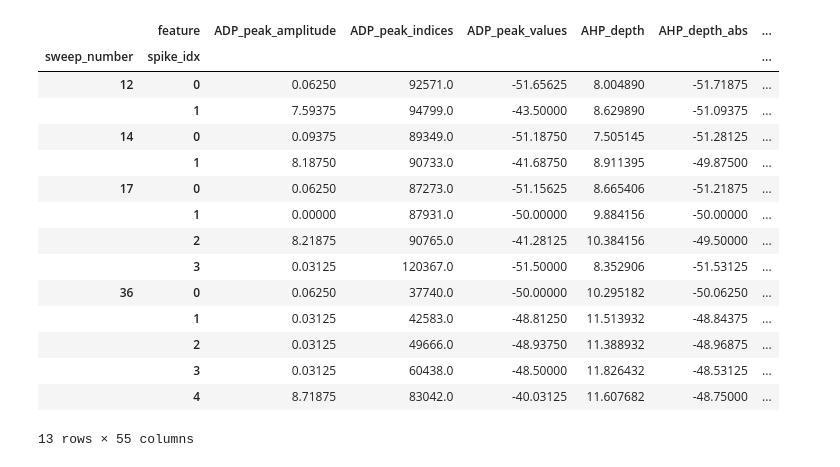
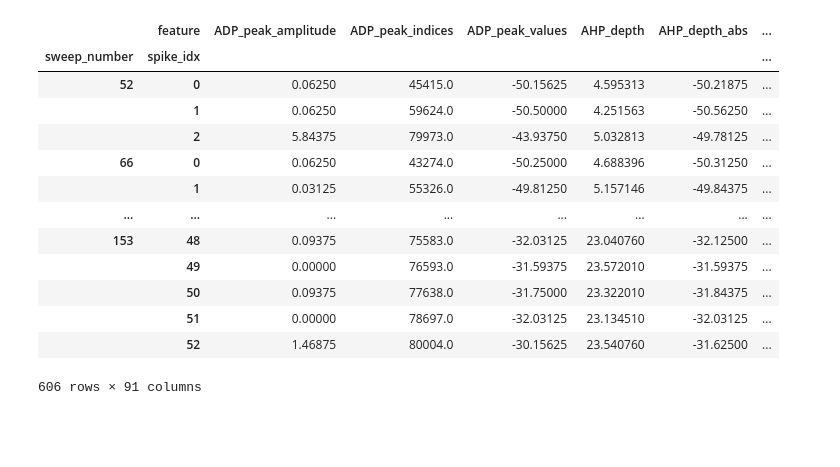
Before and after one commit to AllenNeuralDynamics/LCNE-patchseq-analysis, a Jupyter notebook: notebook/efel.ipynb, the cells around one changed output. Cells and saved outputs as stored; diff of their text form; code cells hidden in the pictures; blank space fills up the shorter version.

```diff
--- a/notebook/efel.ipynb
+++ b/notebook/efel.ipynb
@@ -501,4 +9,4 @@ Settings(Threshold=0.0, DerivativeThreshold=10.0, DownDerivativeThreshold=-12.0,
 # %%
-from LCNE_patchseq_analysis.efel.single_cell import load_dict_from_hdf5
+from LCNE_patchseq_analysis.efel.io import load_efel_features_from_roi
 
-loaded = load_dict_from_hdf5("data/efel_features/1418804349_efel_features.h5")
+loaded = load_efel_features_from_roi("1408897096")
@@ -505,19 +36,17 @@ loaded = load_dict_from_hdf5("data/efel_features/1418804349_efel_features.h5")
 # %%
-loaded["/df_features_per_spike"]
+loaded["df_features_per_spike"]
 # %% [output]
 |  | feature | ADP_peak_amplitude | ADP_peak_indices | ADP_peak_values | AHP_depth | AHP_depth_abs | ... |
 | sweep_number | spike_idx |  |  |  |  |  | ... |
-| 12 | 0 | 0.06250 | 92571.0 | -51.65625 | 8.004890 | -51.71875 | ... |
-|  | 1 | 7.59375 | 94799.0 | -43.50000 | 8.629890 | -51.09375 | ... |
-| 14 | 0 | 0.09375 | 89349.0 | -51.18750 | 7.505145 | -51.28125 | ... |
-|  | 1 | 8.18750 | 90733.0 | -41.68750 | 8.911395 | -49.87500 | ... |
-| 17 | 0 | 0.06250 | 87273.0 | -51.15625 | 8.665406 | -51.21875 | ... |
-|  | 1 | 0.00000 | 87931.0 | -50.00000 | 9.884156 | -50.00000 | ... |
-|  | 2 | 8.21875 | 90765.0 | -41.28125 | 10.384156 | -49.50000 | ... |
-|  | 3 | 0.03125 | 120367.0 | -51.50000 | 8.352906 | -51.53125 | ... |
-| 36 | 0 | 0.06250 | 37740.0 | -50.00000 | 10.295182 | -50.06250 | ... |
-|  | 1 | 0.03125 | 42583.0 | -48.81250 | 11.513932 | -48.84375 | ... |
-|  | 2 | 0.03125 | 49666.0 | -48.93750 | 11.388932 | -48.96875 | ... |
-|  | 3 | 0.03125 | 60438.0 | -48.50000 | 11.826432 | -48.53125 | ... |
-|  | 4 | 8.71875 | 83042.0 | -40.03125 | 11.607682 | -48.75000 | ... |
+| 52 | 0 | 0.06250 | 45415.0 | -50.15625 | 4.595313 | -50.21875 | ... |
+|  | 1 | 0.06250 | 59624.0 | -50.50000 | 4.251563 | -50.56250 | ... |
+|  | 2 | 5.84375 | 79973.0 | -43.93750 | 5.032813 | -49.78125 | ... |
+| 66 | 0 | 0.06250 | 43274.0 | -50.25000 | 4.688396 | -50.31250 | ... |
+|  | 1 | 0.03125 | 55326.0 | -49.81250 | 5.157146 | -49.84375 | ... |
+| ... | ... | ... | ... | ... | ... | ... | ... |
+| 153 | 48 | 0.09375 | 75583.0 | -32.03125 | 23.040760 | -32.12500 | ... |
+|  | 49 | 0.00000 | 76593.0 | -31.59375 | 23.572010 | -31.59375 | ... |
+|  | 50 | 0.09375 | 77638.0 | -31.75000 | 23.322010 | -31.84375 | ... |
+|  | 51 | 0.00000 | 78697.0 | -32.03125 | 23.134510 | -32.03125 | ... |
+|  | 52 | 1.46875 | 80004.0 | -30.15625 | 23.540760 | -31.62500 | ... |
-13 rows × 55 columns
+606 rows × 91 columns
```
Also changed, not shown: parts of 23 cells of this notebook.
